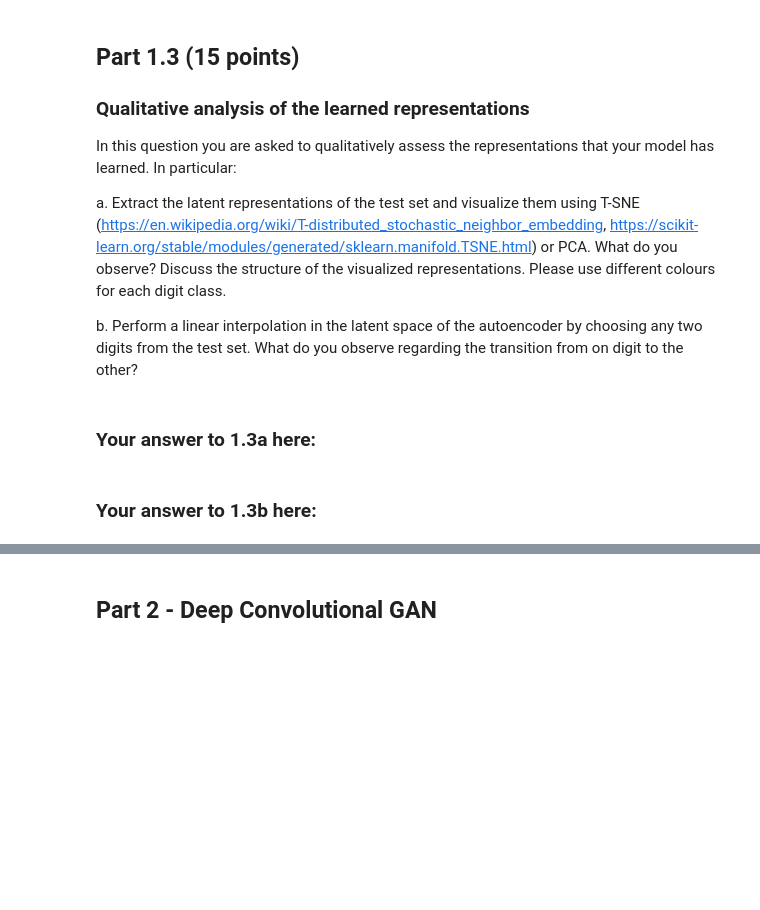
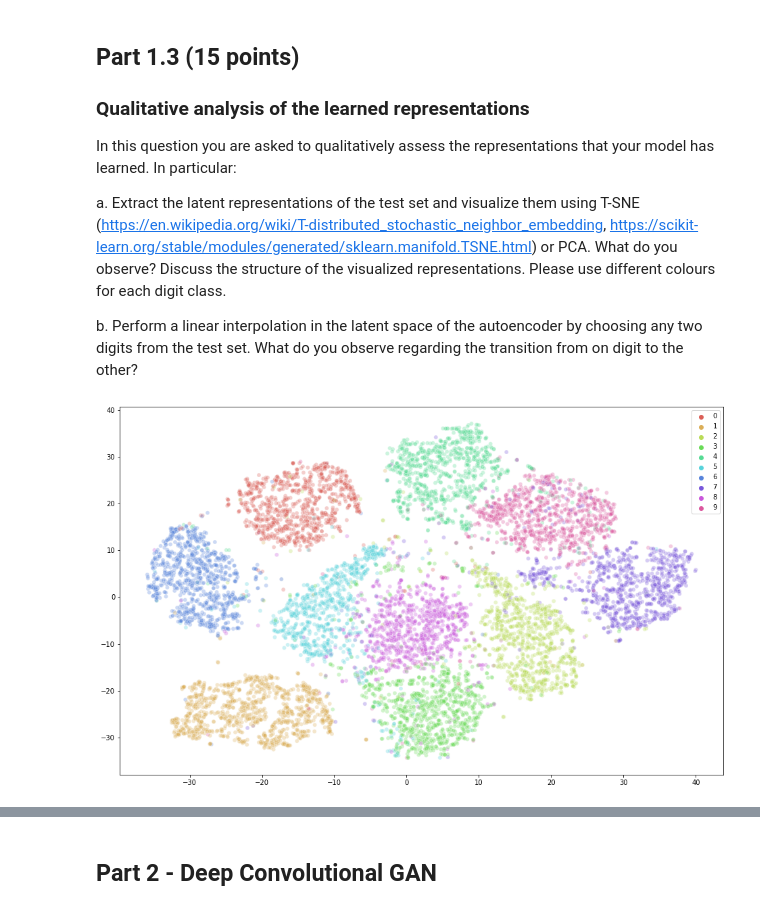
Before and after one commit to alvaroprat97/Deep-Learning, a Jupyter notebook: GenerativeModels/VAEs_GANs.ipynb, the cells around one changed output, grey strips where cells are left out. Cells and saved outputs as stored; diff of their text form; code cells hidden in the pictures; blank space fills up the shorter version.

```diff
--- a/GenerativeModels/VAEs_GANs.ipynb
+++ b/GenerativeModels/VAEs_GANs.ipynb
@@ -308,2 +541,0 @@ b. Perform a linear interpolation in the latent space of the autoencoder by choo
-# %% [markdown]
-### Your answer to 1.3a here:
@@ -312,2 +542,29 @@ b. Perform a linear interpolation in the latent space of the autoencoder by choo
-# %% [markdown]
-### Your answer to 1.3b here:
+# %%
+# *CODE FOR PART 1.3a IN THIS CELL*
+# LATENT REPRESENTATIONS
+from sklearn.manifold import TSNE
+import seaborn as sns
+
+model.load_state_dict(torch.load('./CW_VAE/MNIST/VAE_model.pth'))
+testing_data = ((loader_test.dataset.test_data).view(-1,1,28,28)).float()
+testing_data /= 255 # Normalise between 0 and 1 (Bernoulli reconstruction)
+testing_labels = loader_test.dataset.test_labels
+
+z_mean, z_logvar = model.encode(testing_data.to(device))
+z = model.reparametrize(z_mean, z_logvar)
+z = z.cpu()
+
+with torch.no_grad():
+    tsne = TSNE(n_components=2, verbose=0, perplexity=40, n_iter=500)
+    tsne_results = tsne.fit_transform(z.detach().numpy())
+
+    plt.figure(figsize=(16,10))
+    sns.scatterplot(
+        x=tsne_results[:,0], y=tsne_results[:,1],
+        hue=testing_labels,
+        palette=sns.color_palette("hls", 10),
+        legend="full",
+        alpha=0.3
+    )
+# %% [output]
+[figure, added]
```
Also changed, not shown: parts of 44 cells of this notebook, 4 other files.
